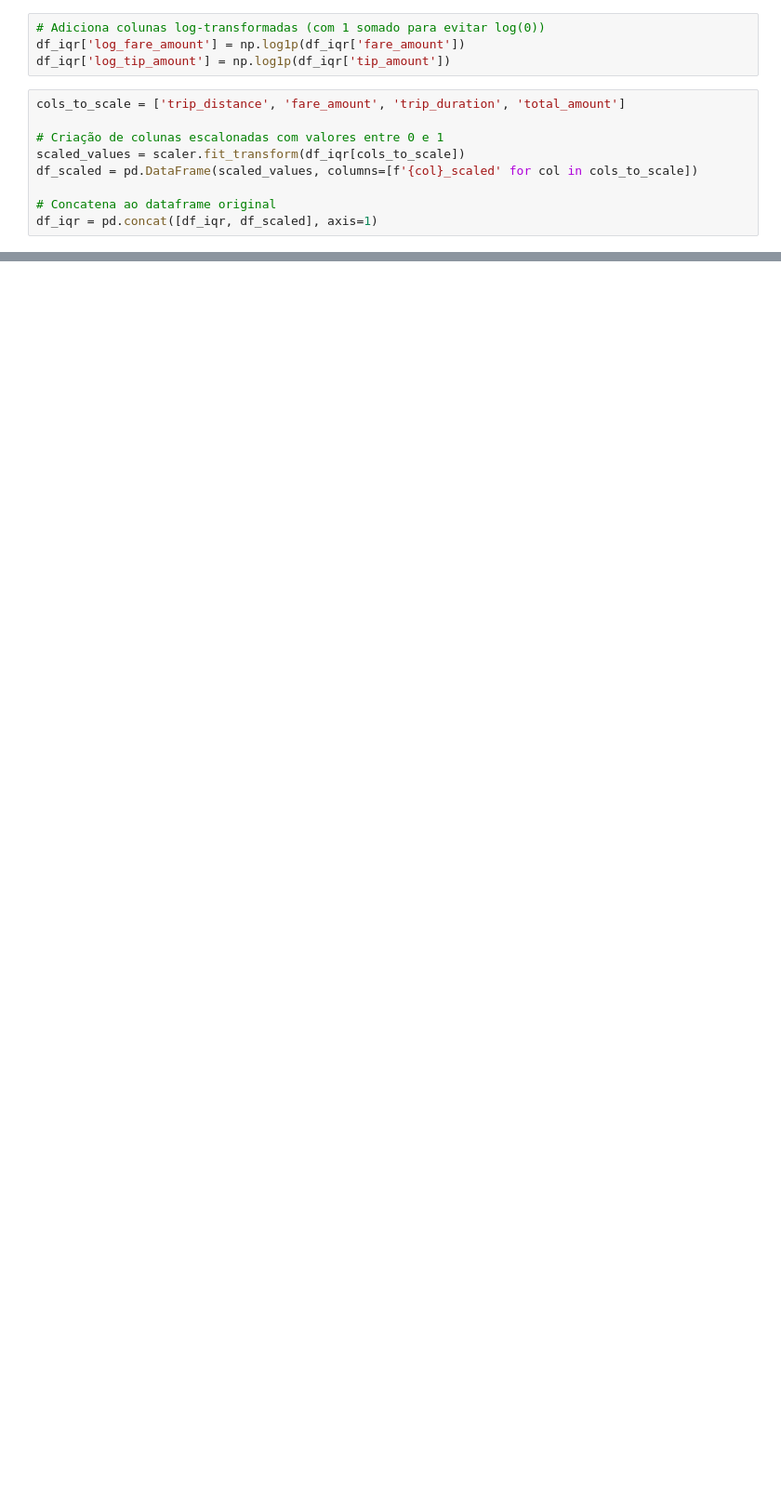
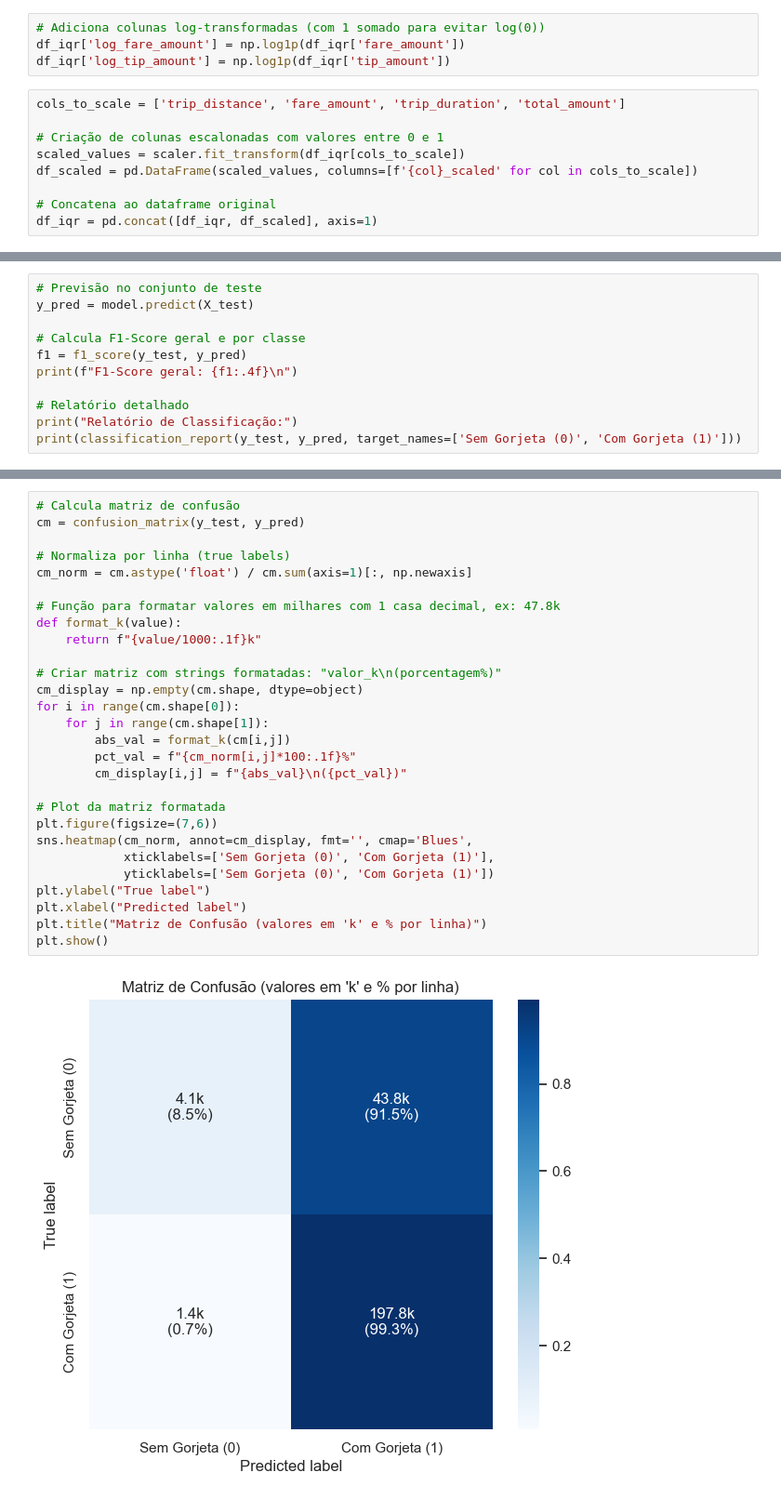
Before and after one commit to jeantozzi/mit-dataeng-infnet, a Jupyter notebook: projetos/fundamentos_ml_modelos_nao_supervisionados/notebook.ipynb, the cells around one changed output, grey strips where cells are left out. Shown at 93% size. Drawn from its saved outputs; the diff is of its cells as text; blank space fills up the shorter version.

```diff
--- a/projetos/fundamentos_ml_modelos_nao_supervisionados/notebook.ipynb
+++ b/projetos/fundamentos_ml_modelos_nao_supervisionados/notebook.ipynb
@@ -454,0 +457,11 @@ memory usage: 713.2+ MB
+# %%
+# Previsão no conjunto de teste
+y_pred = model.predict(X_test)
+
+# Calcula F1-Score geral e por classe
+f1 = f1_score(y_test, y_pred)
+print(f"F1-Score geral: {f1:.4f}\n")
+
+# Relatório detalhado
+print("Relatório de Classificação:")
+print(classification_report(y_test, y_pred, target_names=['Sem Gorjeta (0)', 'Com Gorjeta (1)']))
@@ -454,0 +502,30 @@ memory usage: 713.2+ MB
+# %%
+# Calcula matriz de confusão
+cm = confusion_matrix(y_test, y_pred)
+
+# Normaliza por linha (true labels)
+cm_norm = cm.astype('float') / cm.sum(axis=1)[:, np.newaxis]
+
+# Função para formatar valores em milhares com 1 casa decimal, ex: 47.8k
+def format_k(value):
+    return f"{value/1000:.1f}k"
+
+# Criar matriz com strings formatadas: "valor_k\n(porcentagem%)"
+cm_display = np.empty(cm.shape, dtype=object)
+for i in range(cm.shape[0]):
+    for j in range(cm.shape[1]):
+        abs_val = format_k(cm[i,j])
+        pct_val = f"{cm_norm[i,j]*100:.1f}%"
+        cm_display[i,j] = f"{abs_val}\n({pct_val})"
+
+# Plot da matriz formatada
+plt.figure(figsize=(7,6))
+sns.heatmap(cm_norm, annot=cm_display, fmt='', cmap='Blues',
+            xticklabels=['Sem Gorjeta (0)', 'Com Gorjeta (1)'],
+            yticklabels=['Sem Gorjeta (0)', 'Com Gorjeta (1)'])
+plt.ylabel("True label")
+plt.xlabel("Predicted label")
+plt.title("Matriz de Confusão (valores em 'k' e % por linha)")
+plt.show()
+# %% [output]
+[figure, added]
```
Also changed, not shown: parts of 18 cells of this notebook, 4 other files.
